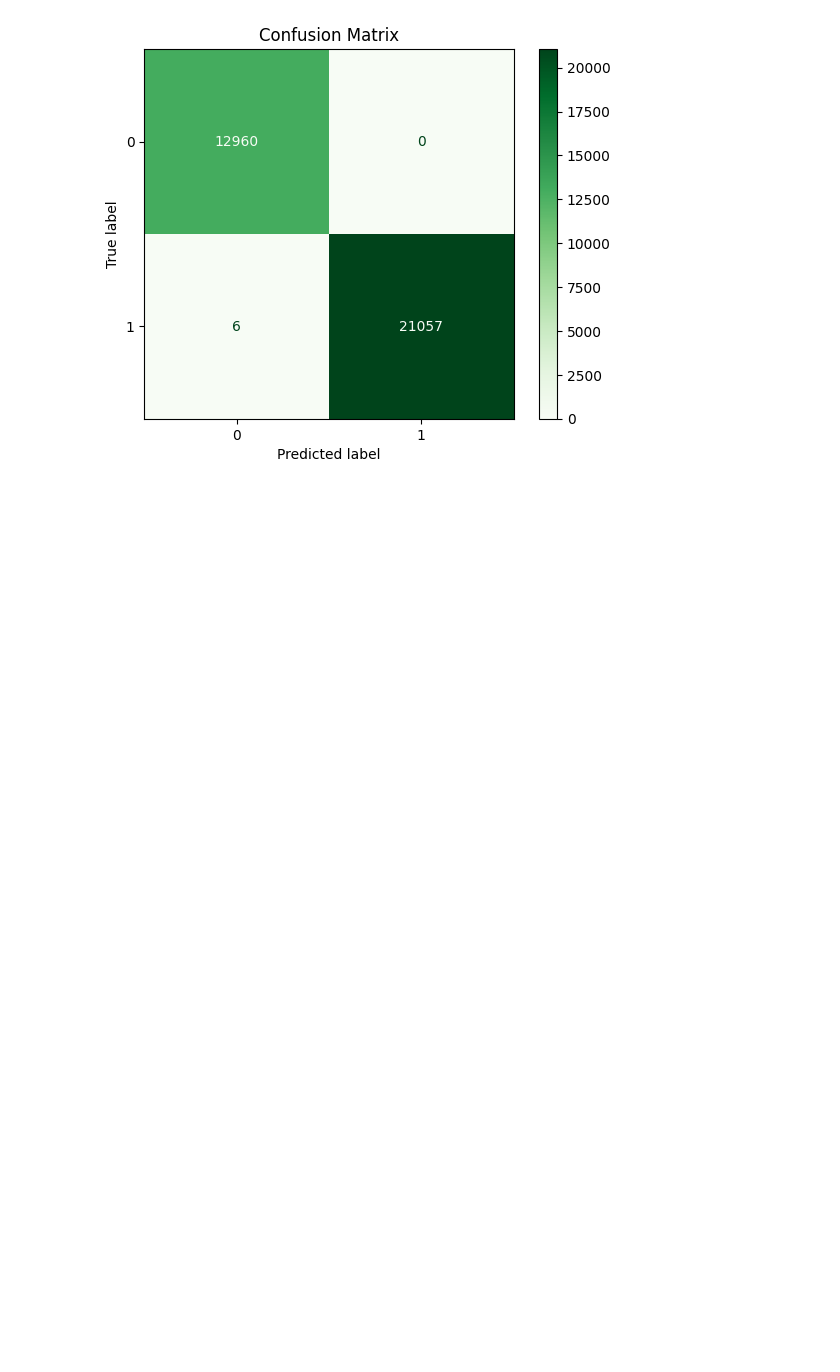
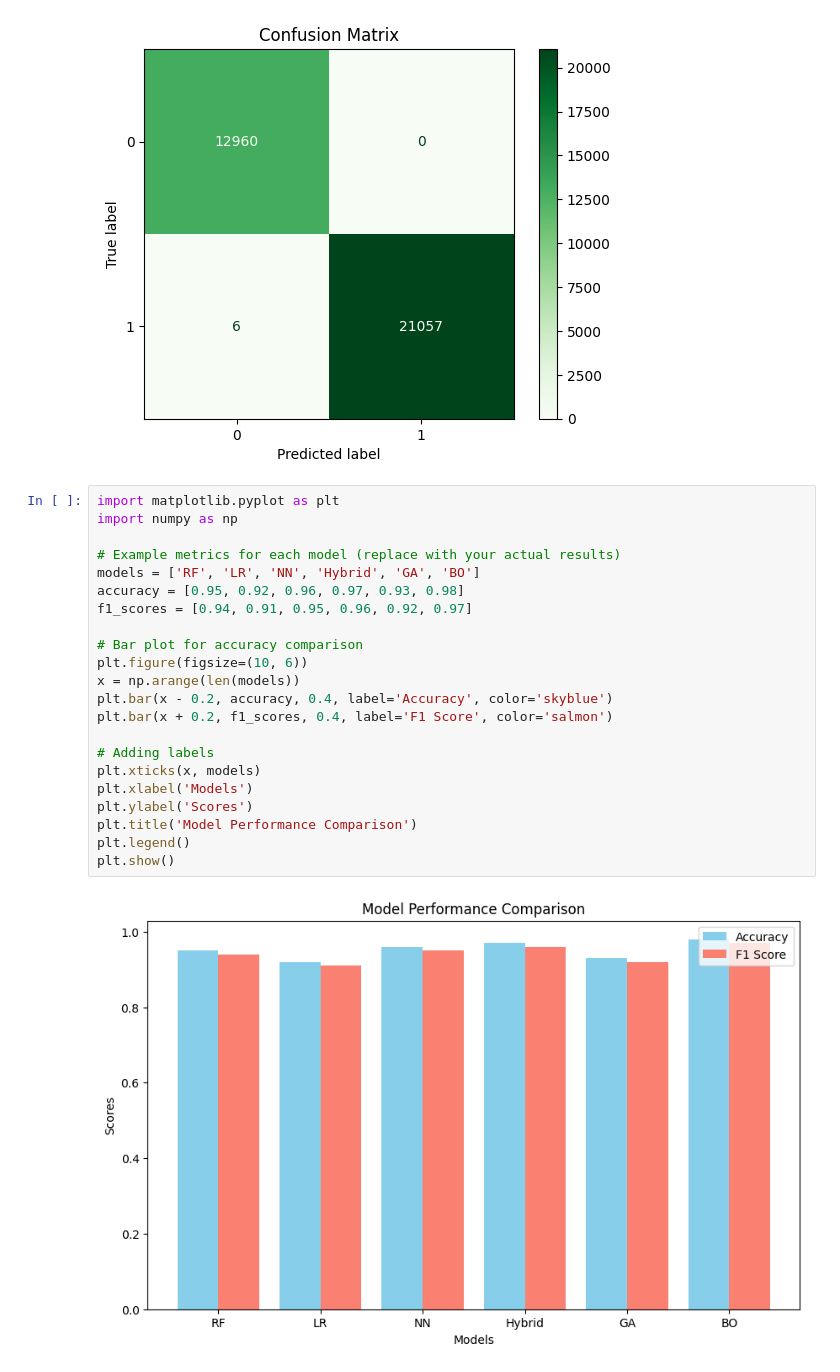
Before and after one commit to sharma19d/DDos_Classification_2024, a Jupyter notebook: DDos_Classification_2024/DDos_classification_code.ipynb, the cells around one changed output. Cells and saved outputs as stored; diff of their text form; blank space fills up the shorter version.

```diff
--- a/DDos_Classification_2024/DDos_classification_code.ipynb
+++ b/DDos_Classification_2024/DDos_classification_code.ipynb
@@ -646,3 +646,27 @@ plt.title('Confusion Matrix')
 plt.show()
 # %% [output]
 [figure]
+# %%
+import matplotlib.pyplot as plt
+import numpy as np
+
+# Example metrics for each model (replace with your actual results)
+models = ['RF', 'LR', 'NN', 'Hybrid', 'GA', 'BO']
+accuracy = [0.95, 0.92, 0.96, 0.97, 0.93, 0.98]
+f1_scores = [0.94, 0.91, 0.95, 0.96, 0.92, 0.97]
+
+# Bar plot for accuracy comparison
+plt.figure(figsize=(10, 6))
+x = np.arange(len(models))
+plt.bar(x - 0.2, accuracy, 0.4, label='Accuracy', color='skyblue')
+plt.bar(x + 0.2, f1_scores, 0.4, label='F1 Score', color='salmon')
+
+# Adding labels
+plt.xticks(x, models)
+plt.xlabel('Models')
+plt.ylabel('Scores')
+plt.title('Model Performance Comparison')
+plt.legend()
+plt.show()
+# %% [output]
+[figure, added]
```
